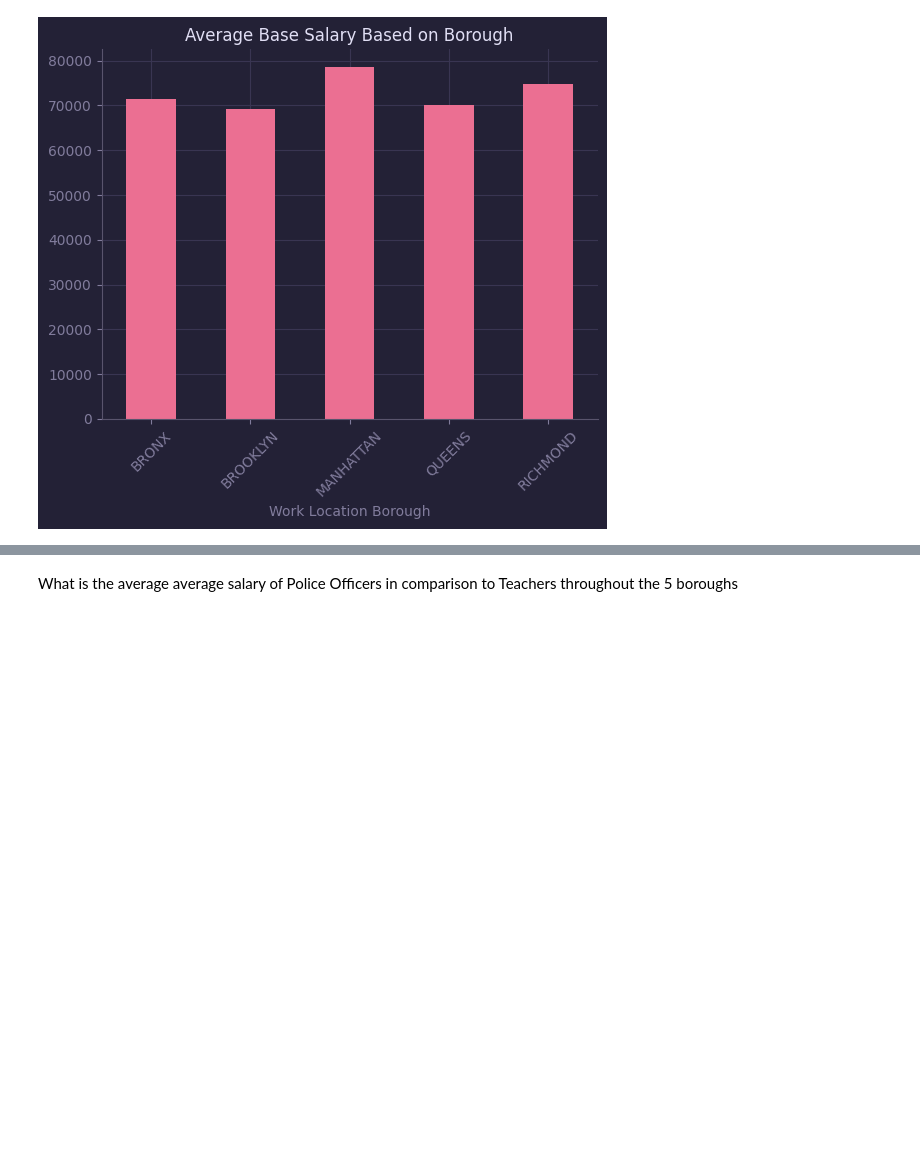
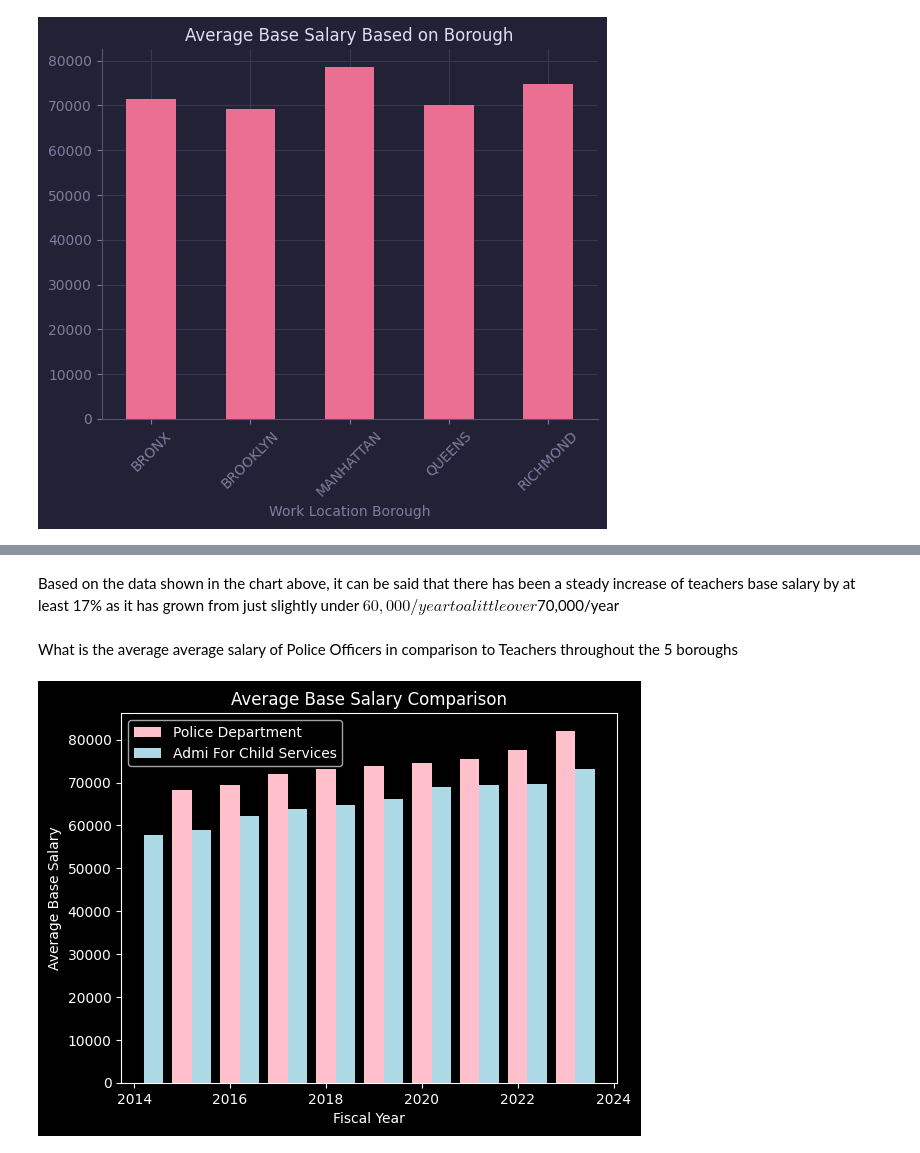
Before and after one commit to AmiriL2/Unit2DataScience, a Jupyter notebook: NYCOpenData.ipynb, the cells around one changed output, grey strips where cells are left out. Drawn from its saved outputs; the diff is of its cells as text; code cells hidden in the pictures; blank space fills up the shorter version.

```diff
--- a/NYCOpenData.ipynb
+++ b/NYCOpenData.ipynb
@@ -92,2 +93,46 @@ AsOf.plot()
+# %% [markdown]
+Based on the data shown in the chart above, it can be said that there has been a steady increase of teachers base salary by at least  17% as it has grown from just slightly under $60,000/year to a little over $70,000/year
 # %% [markdown]
 What is the average average salary of Police Officers in comparison to Teachers throughout the 5 boroughs
+# %%
+#only the Police Department is the Agency we need
+PoliceDF = df[df['Agency Name'] == 'POLICE DEPARTMENT']
+
+#want the salary of police officers per year
+PoliceDF = PoliceDF[df['Pay Basis'] == 'per Annum']
+
+#want the average base salary
+Pay = PoliceDF['Base Salary'].mean()
+
+#average salary of police officers per year
+AsOf = PoliceDF.groupby(['Fiscal Year'])['Base Salary'].mean()
+
+#only the teachers is the Agency we need
+TeachersDF = df[df['Agency Name'] == "ADMIN FOR CHILDREN'S SVCS"]
+
+#want the salary of Teachers per year
+TeachersDF = TeachersDF[df['Pay Basis'] == 'per Annum']
+
+#want the average base salary
+Pay2 = TeachersDF['Base Salary'].mean()
+
+#average salary of Teachers per year
+AsOf2 = TeachersDF.groupby(['Fiscal Year'])['Base Salary'].mean()
+
+fig, ax = PLT.subplots()
+# Plot bars for Police Department
+ax.bar(AsOf.index, AsOf, width=0.4, color='pink', label='Police Department', )
+
+# Plot bars for Administration for Children's Services
+ax.bar(AsOf2.index + 0.4, AsOf2, width=0.4, color='lightblue', label="Admin For Child Services")
+
+
+# Set labels and title
+ax.set_xlabel('Fiscal Year')
+ax.set_ylabel('Average Base Salary')
+ax.set_title('Average Base Salary Comparison')
+ax.legend()
+# Show the plot
+PLT.show()
+# %% [output]
+[figure, added]
```
Also changed, not shown: parts of 8 cells of this notebook.
